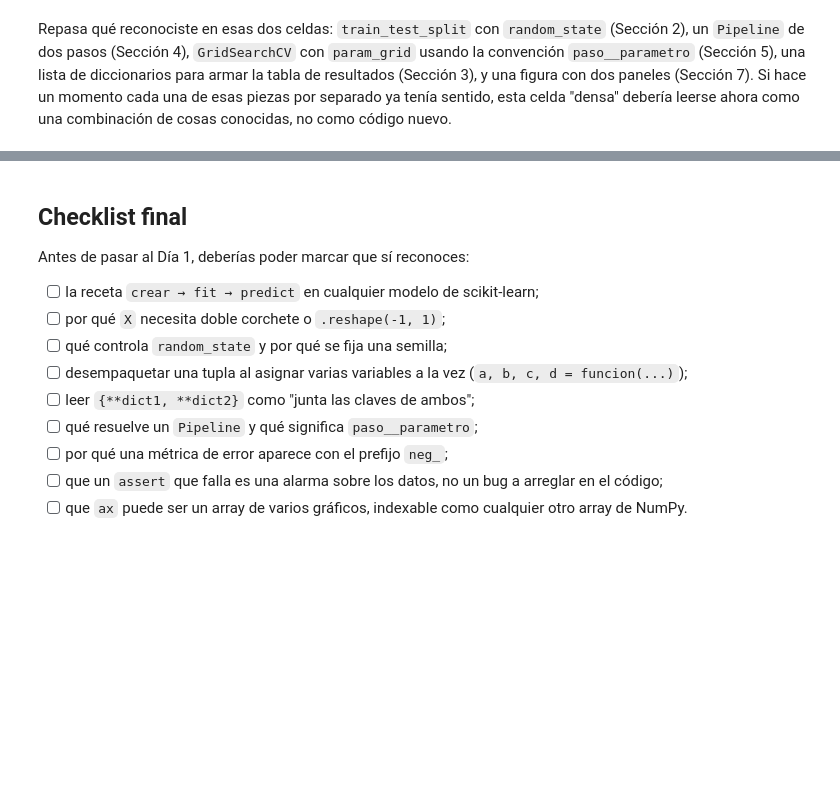
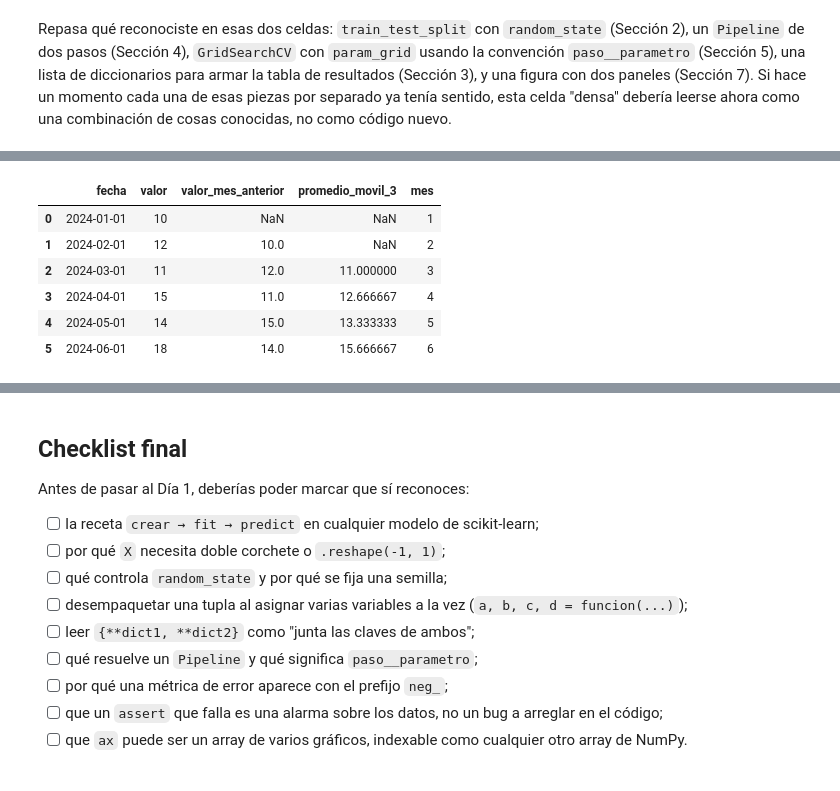
Before and after one commit to jonarosero/modulo-3-machine-learning-aplicado, a Jupyter notebook: notebooks/00_1_Dia0_Puente_a_Scikit_Learn.ipynb, the cells around one changed output, grey strips where cells are left out. Drawn from its saved outputs; the diff is of its cells as text; code cells hidden in the pictures; blank space fills up the shorter version.

```diff
--- a/notebooks/00_1_Dia0_Puente_a_Scikit_Learn.ipynb
+++ b/notebooks/00_1_Dia0_Puente_a_Scikit_Learn.ipynb
@@ -761,0 +869,18 @@ nuevo.
+# %%
+serie_tiempo = pd.DataFrame({
+    "fecha": pd.date_range("2024-01-01", periods=6, freq="MS"),
+    "valor": [10, 12, 11, 15, 14, 18],
+})
+
+serie_tiempo["valor_mes_anterior"] = serie_tiempo["valor"].shift(1)        # "shift(1)": trae el valor de 1 fila atras
+serie_tiempo["promedio_movil_3"] = serie_tiempo["valor"].rolling(3).mean()  # promedio de la fila actual y las 2 anteriores
+serie_tiempo["mes"] = serie_tiempo["fecha"].dt.month                        # .dt extrae partes de una fecha
+serie_tiempo
+# %% [output]
+|  | fecha | valor | valor_mes_anterior | promedio_movil_3 | mes |
+| 0 | 2024-01-01 | 10 | NaN | NaN | 1 |
+| 1 | 2024-02-01 | 12 | 10.0 | NaN | 2 |
+| 2 | 2024-03-01 | 11 | 12.0 | 11.000000 | 3 |
+| 3 | 2024-04-01 | 15 | 11.0 | 12.666667 | 4 |
+| 4 | 2024-05-01 | 14 | 15.0 | 13.333333 | 5 |
+| 5 | 2024-06-01 | 18 | 14.0 | 15.666667 | 6 |
```
Also changed, not shown: parts of 11 cells of this notebook, 7 other files.
